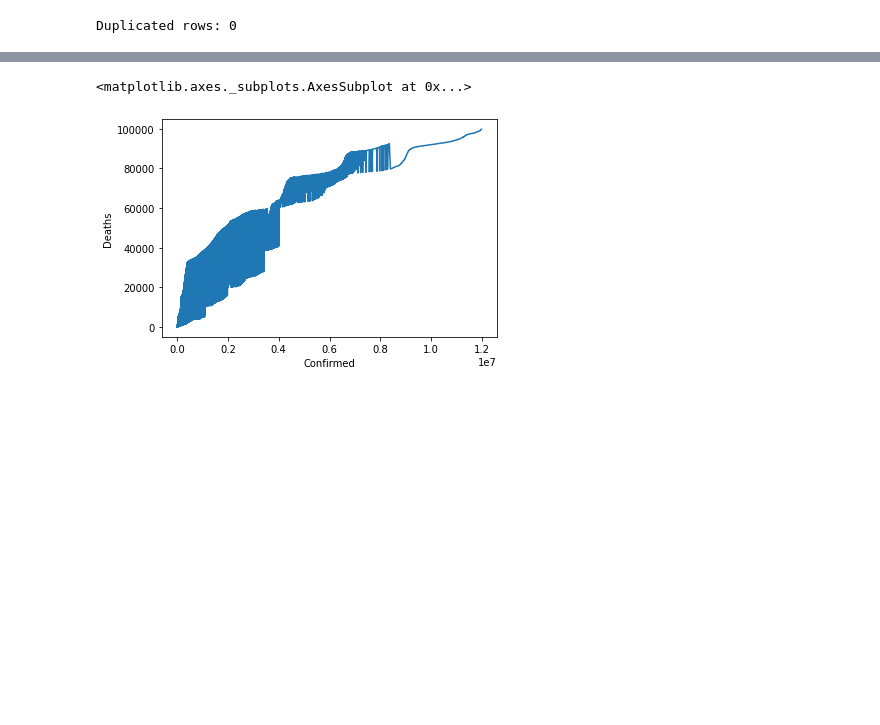
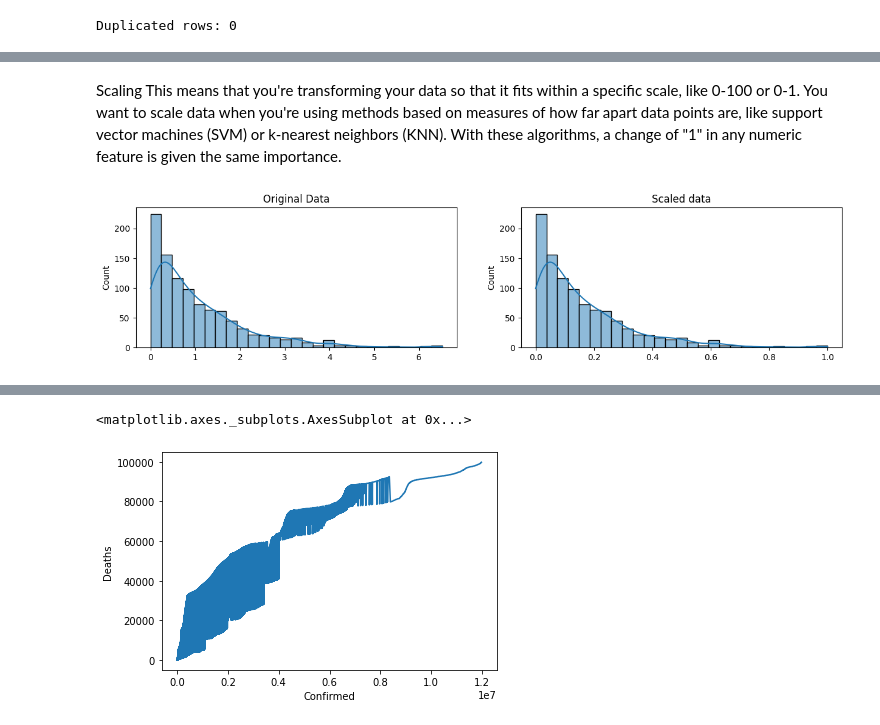
Before and after one commit to ArshiaIlaty/Introduction-to-Big-Data, a Jupyter notebook: FinalProject.ipynb, the cells around one changed output, grey strips where cells are left out. Drawn from its saved outputs; the diff is of its cells as text; code cells hidden in the pictures; blank space fills up the shorter version.

```diff
--- a/FinalProject.ipynb
+++ b/FinalProject.ipynb
@@ -147,0 +196,19 @@ Duplicated rows: 0
+# %% [markdown]
+Scaling
+This means that you're transforming your data so that it fits within a specific scale, like 0-100 or 0-1. You want to scale data when you're using methods based on measures of how far apart data points are, like support vector machines (SVM) or k-nearest neighbors (KNN). With these algorithms, a change of "1" in any numeric feature is given the same importance.
+# %%
+# generate 1000 data points randomly drawn from an exponential distribution
+original_data = np.random.exponential(size=1000)
+
+# mix-max scale the data between 0 and 1
+scaled_data = minmax_scaling(original_data, columns=[0])
+
+# plot both together to compare
+fig, ax = plt.subplots(1, 2, figsize=(15, 3))
+sns.histplot(original_data, ax=ax[0], kde=True, legend=False)
+ax[0].set_title("Original Data")
+sns.histplot(scaled_data, ax=ax[1], kde=True, legend=False)
+ax[1].set_title("Scaled data")
+plt.show()
+# %% [output]
+[figure, added]
```
Also changed, not shown: parts of 32 cells of this notebook.
